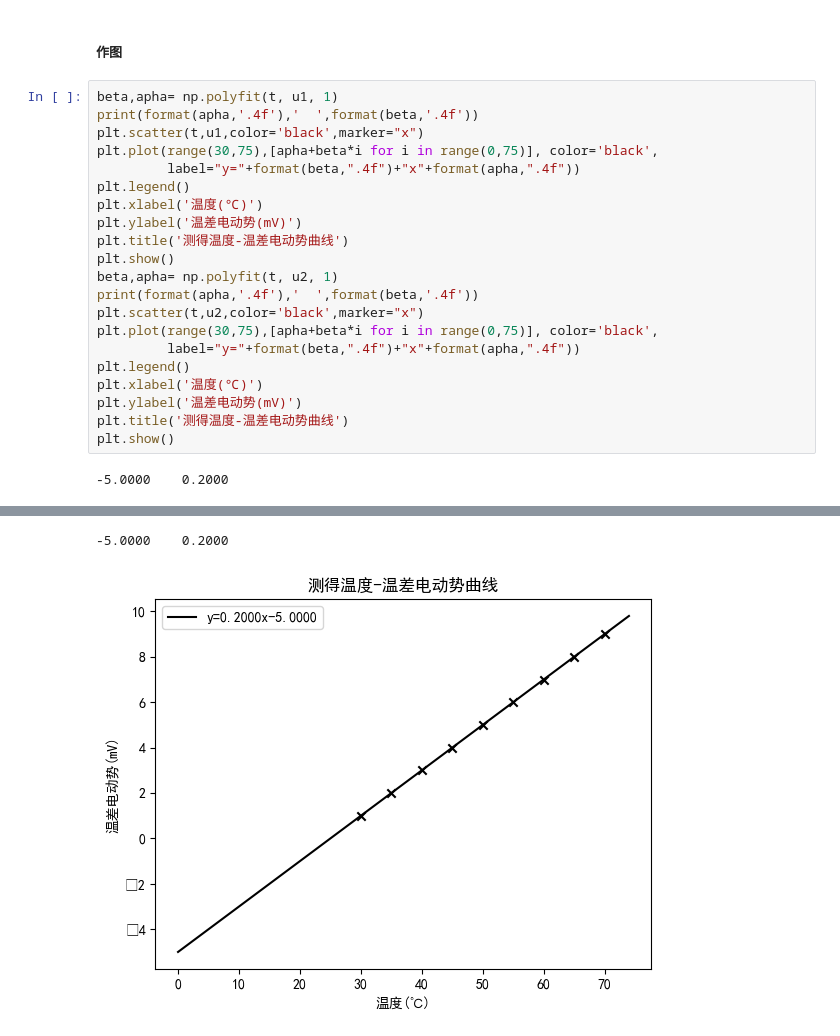
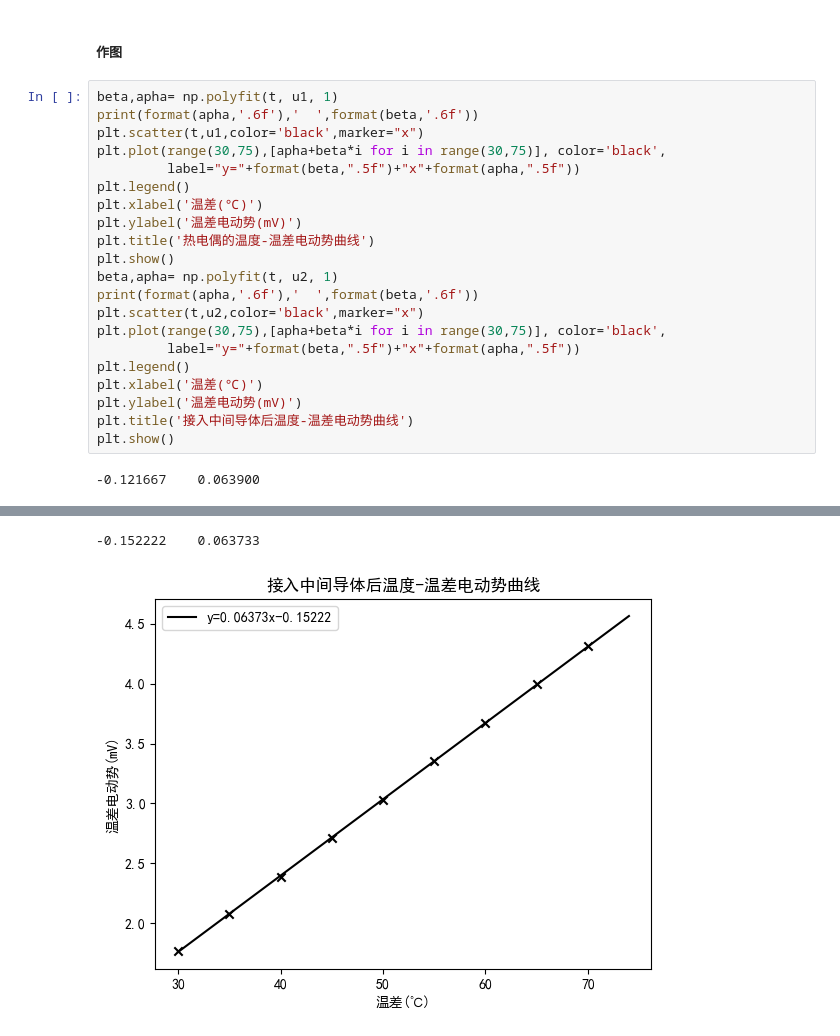
Before and after one commit to dark-but-spark/PHY104BExperiments-of-Fundamental-Physics, a Jupyter notebook: calculate.ipynb, the cells around one changed output, grey strips where cells are left out. Drawn from its saved outputs; the diff is of its cells as text.

```diff
--- a/calculate.ipynb
+++ b/calculate.ipynb
@@ -700,24 +700,24 @@ $ 1.00 $|$ 2.00 $|$ 3.00 $|$ 4.00 $|$ 5.00 $|$ 6.00 $|$ 7.00 $|$ 8.00 $|$ 9.00 $
 ##### 作图
 # %%
 beta,apha= np.polyfit(t, u1, 1)
-print(format(apha,'.4f'),'  ',format(beta,'.4f'))
+print(format(apha,'.6f'),'  ',format(beta,'.6f'))
 plt.scatter(t,u1,color='black',marker="x")
-plt.plot(range(30,75),[apha+beta*i for i in range(0,75)], color='black',
-         label="y="+format(beta,".4f")+"x"+format(apha,".4f"))
+plt.plot(range(30,75),[apha+beta*i for i in range(30,75)], color='black',
+         label="y="+format(beta,".5f")+"x"+format(apha,".5f"))
 plt.legend()
-plt.xlabel('温度(℃)')
+plt.xlabel('温差(℃)')
 plt.ylabel('温差电动势(mV)')
-plt.title('测得温度-温差电动势曲线')
+plt.title('热电偶的温度-温差电动势曲线')
 plt.show()
 beta,apha= np.polyfit(t, u2, 1)
-print(format(apha,'.4f'),'  ',format(beta,'.4f'))
+print(format(apha,'.6f'),'  ',format(beta,'.6f'))
 plt.scatter(t,u2,color='black',marker="x")
-plt.plot(range(30,75),[apha+beta*i for i in range(0,75)], color='black',
-         label="y="+format(beta,".4f")+"x"+format(apha,".4f"))
+plt.plot(range(30,75),[apha+beta*i for i in range(30,75)], color='black',
+         label="y="+format(beta,".5f")+"x"+format(apha,".5f"))
 plt.legend()
-plt.xlabel('温度(℃)')
+plt.xlabel('温差(℃)')
 plt.ylabel('温差电动势(mV)')
-plt.title('测得温度-温差电动势曲线')
+plt.title('接入中间导体后温度-温差电动势曲线')
 plt.show()
 # %% [output]
--5.0000    0.2000
+-0.121667    0.063900
@@ -725,2 +725,2 @@ plt.show()
--5.0000    0.2000
+-0.152222    0.063733
-[figure, old version]
+[figure, new version]
```
Also changed, not shown: parts of 4 cells of this notebook, 6 other files.
